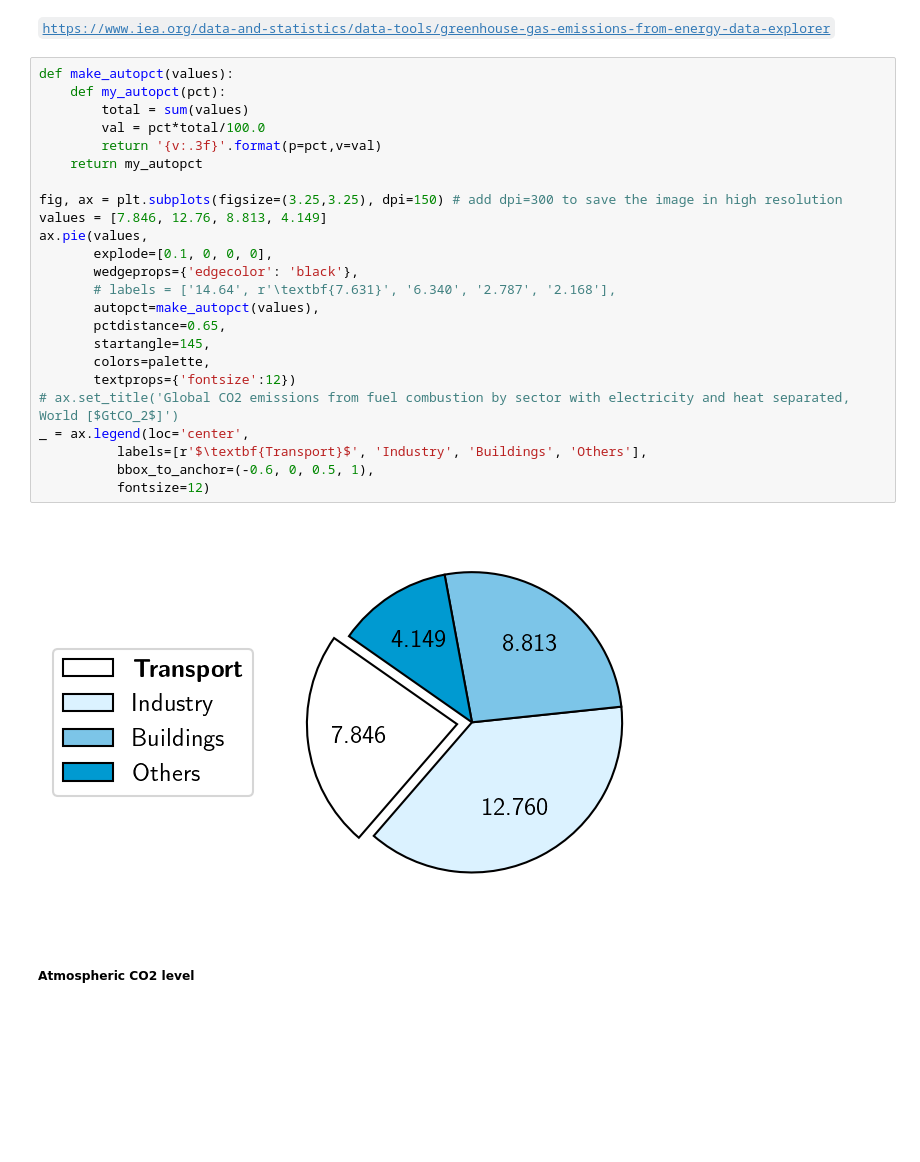
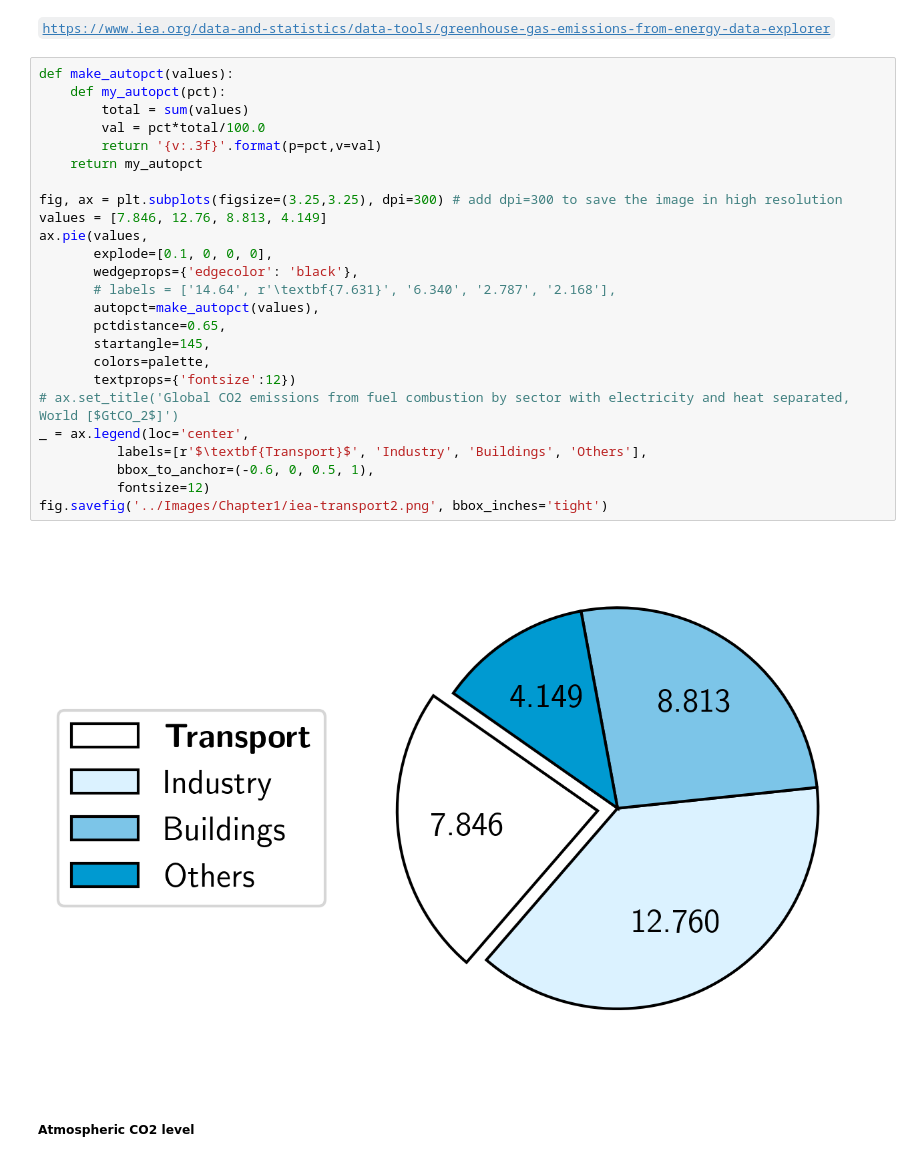
Before and after one commit to venturellimatteo/fasttomo, a Jupyter notebook: Thesis/Data/plots.ipynb, the cells around one changed output. Drawn from its saved outputs; the diff is of its cells as text; blank space fills up the shorter version.

```diff
--- a/Thesis/Data/plots.ipynb
+++ b/Thesis/Data/plots.ipynb
@@ -62,29 +62,30 @@ _ = ax.legend(loc='center left',
 # %%
 def make_autopct(values):
     def my_autopct(pct):
         total = sum(values)
         val = pct*total/100.0
         return '{v:.3f}'.format(p=pct,v=val)
     return my_autopct
 
-fig, ax = plt.subplots(figsize=(3.25,3.25), dpi=150) # add dpi=300 to save the image in high resolution
+fig, ax = plt.subplots(figsize=(3.25,3.25), dpi=300) # add dpi=300 to save the image in high resolution
 values = [7.846, 12.76, 8.813, 4.149]
 ax.pie(values,
        explode=[0.1, 0, 0, 0],
        wedgeprops={'edgecolor': 'black'},
        # labels = ['14.64', r'\textbf{7.631}', '6.340', '2.787', '2.168'],
        autopct=make_autopct(values),
        pctdistance=0.65,
        startangle=145,
        colors=palette,
        textprops={'fontsize':12})
 # ax.set_title('Global CO2 emissions from fuel combustion by sector with electricity and heat separated, World [$GtCO_2$]')
 _ = ax.legend(loc='center',
           labels=[r'$\textbf{Transport}$', 'Industry', 'Buildings', 'Others'],
           bbox_to_anchor=(-0.6, 0, 0.5, 1),
           fontsize=12)
+fig.savefig('../Images/Chapter1/iea-transport2.png', bbox_inches='tight')
 # %% [output]
-[figure, old version]
+[figure, new version]
 # %% [markdown]
 ##### Atmospheric CO2 level
 # %% [markdown]
```
Also changed, not shown: parts of 2 cells of this notebook, 6 other files.
